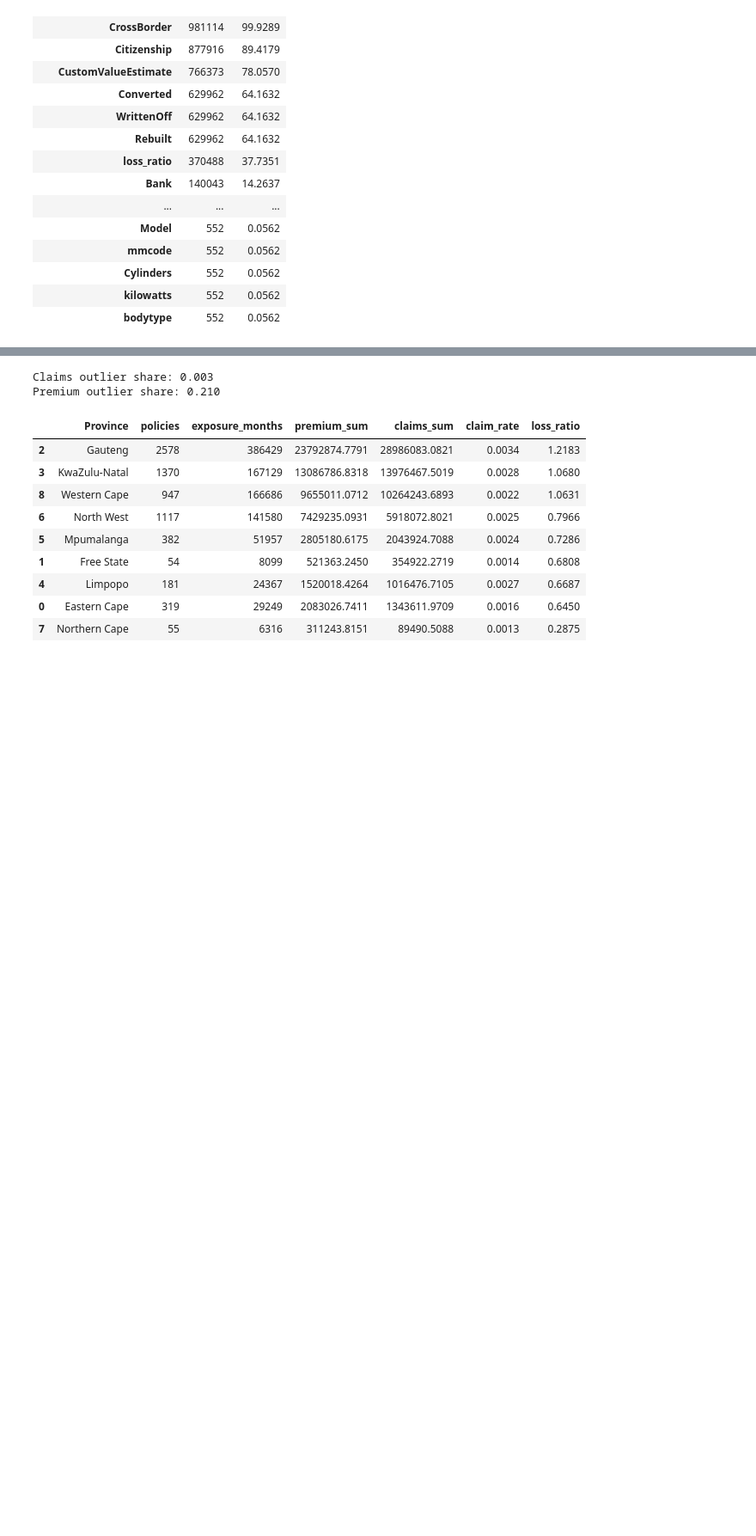
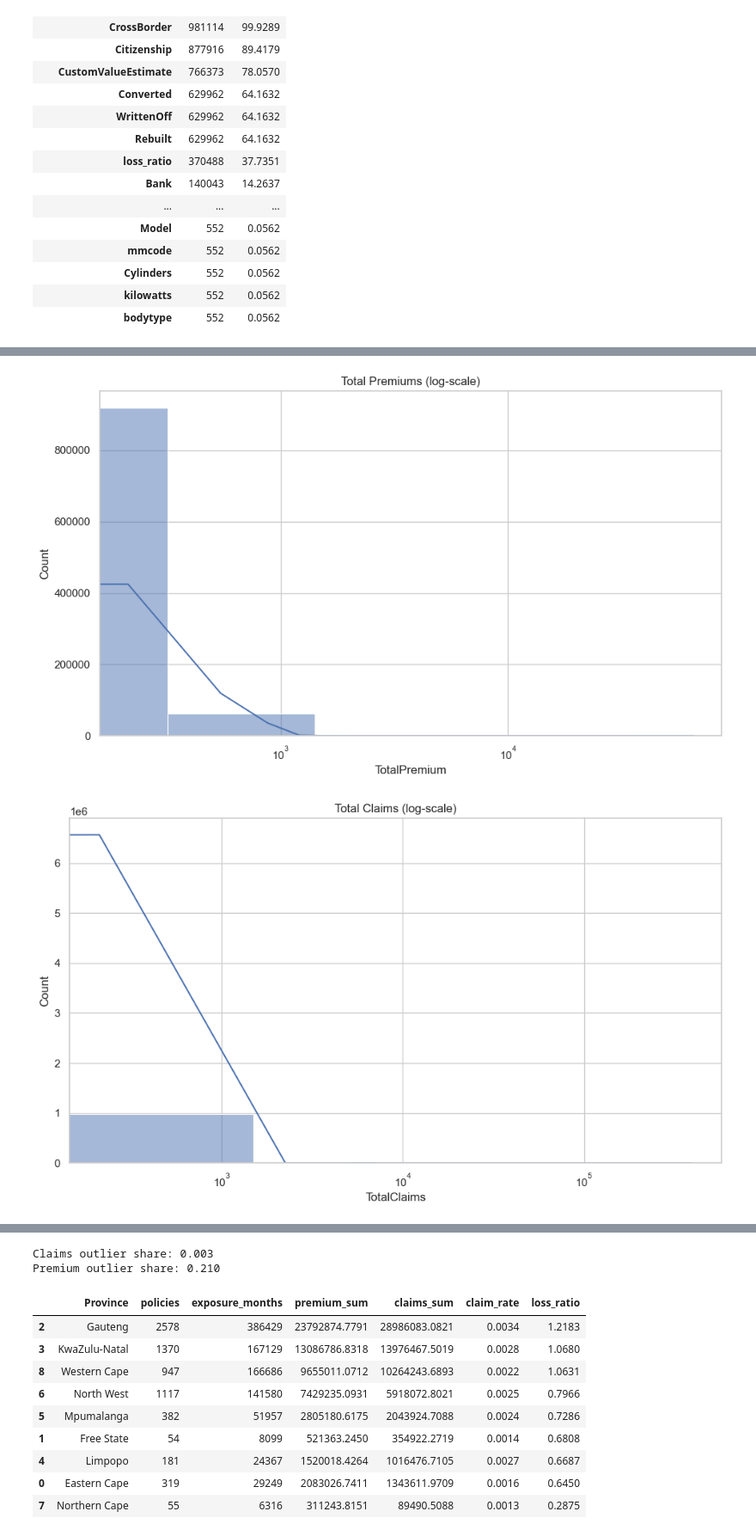
Before and after one commit to switch247/insurance-risk-analytics-week3, a Jupyter notebook: notebooks/01_eda_stats.ipynb, the cells around one changed output, grey strips where cells are left out. Shown: that part at 86% size. Drawn from its saved outputs; the diff is of its cells as text; code cells hidden in the pictures; blank space fills up the shorter version.

```diff
--- a/notebooks/01_eda_stats.ipynb
+++ b/notebooks/01_eda_stats.ipynb
@@ -112,0 +132,13 @@ num_summary
+# %%
+# Univariate and bivariate visuals tailored to claims/premiums
+# Histogram: premiums (log-scale)
+plotter.plot_histogram(eda_df, "TotalPremium", bins=60, log_scale=True, title="Total Premiums (log-scale)")
+# Histogram: claims (log-scale)
+plotter.plot_histogram(eda_df, "TotalClaims", bins=60, log_scale=True, title="Total Claims (log-scale)")
+# Scatter: claims vs premiums with trend line
+plotter.plot_scatter(eda_df, x="TotalPremium", y="TotalClaims", hue="Gender", alpha=0.35, fit_line=True, title="Claims vs Premiums by Gender")
+# Box plot: claims outlier check (IQR k=3)
+plotter.plot_outlier_box(eda_df, "TotalClaims", k=3.0, title="Claims Outlier Check (k=3)")
+# %% [output]
+[figure, added]
+[figure, added]
```
Also changed, not shown: parts of 6 cells of this notebook, 6 other files.
